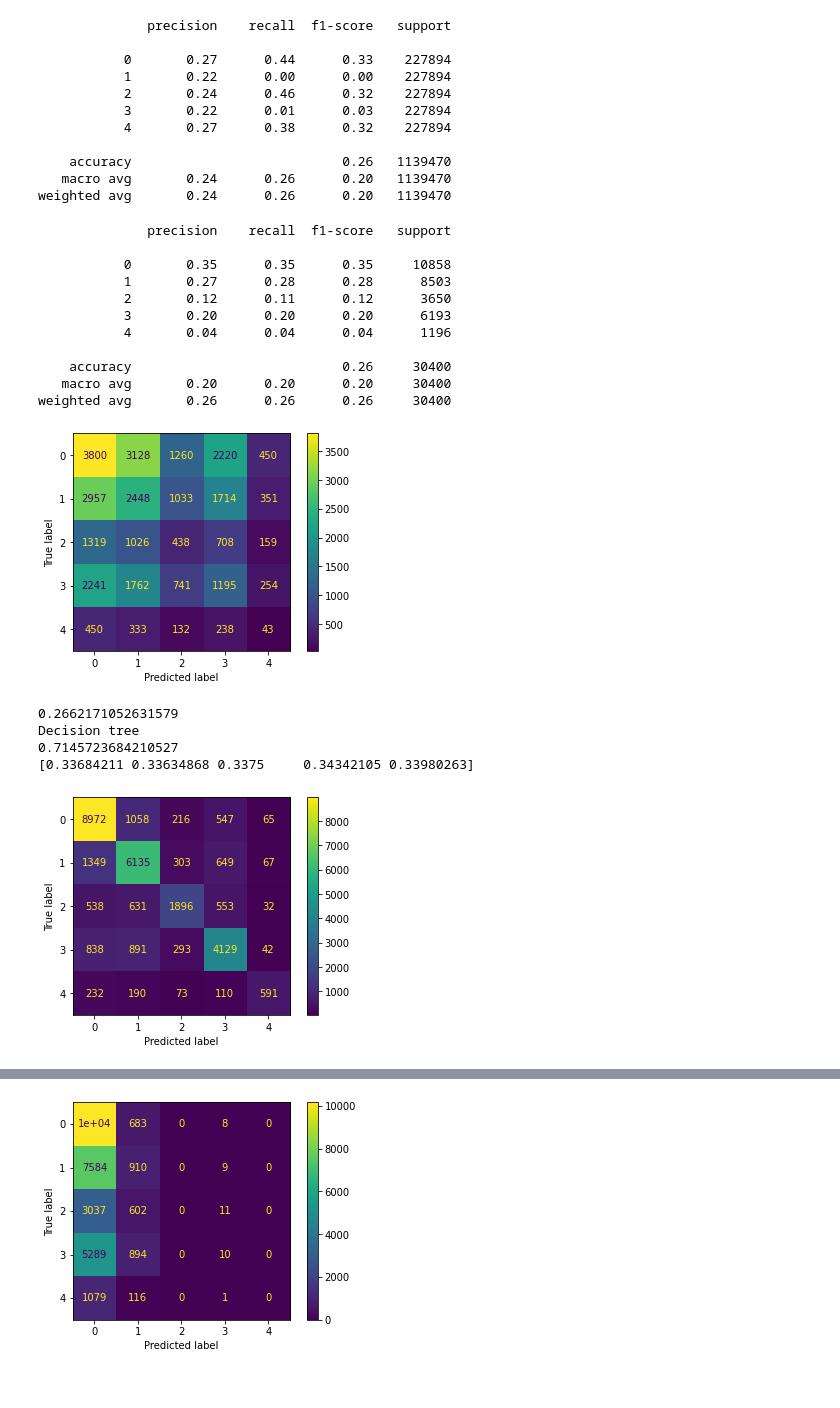
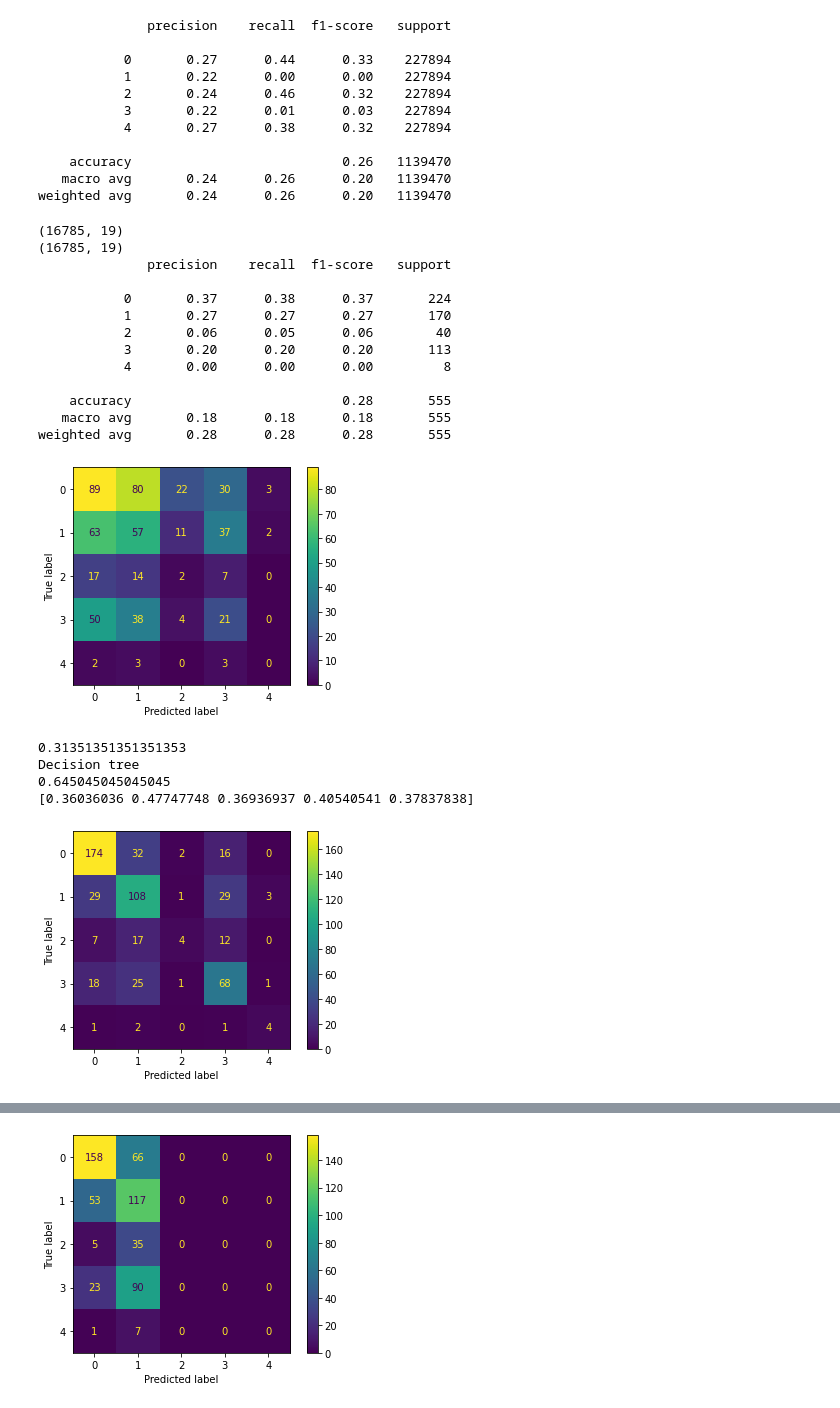
Before and after one commit to cwwalsh/machine-learning-project, a Jupyter notebook: project.ipynb, the cells around one changed output, grey strips where cells are left out. Drawn from its saved outputs; the diff is of its cells as text; code cells hidden in the pictures.

```diff
--- a/project.ipynb
+++ b/project.ipynb
@@ -69,17 +69,15 @@ def multiContains(df, column, searchTerms):
 
 #Create the training data set of merged PD's and the result
 def retrieveTrainingData(isoCodes):
-    #Read in data from files
+     #Read in data from files
     unrest_df = pd.read_csv("./coronavirus_Oct31.csv")
     #Remove rows with event type of strategic developments
     unrest_df = unrest_df[unrest_df.EVENT_TYPE != 'Strategic developments']
 
     covid_cases_df = pd.read_csv("./owid-covid-data.csv")
 
-    #Filter columns that wont be used as features
     unrest_df = unrest_df[unrest_df.columns.intersection(UNREST_COLUMNS)]
     covid_cases_df = covid_cases_df[covid_cases_df.columns.intersection(CASES_COLUMNS)]
-
     #Get data based on the input iso country codes
     unrest = multiContains(unrest_df, "EVENT_ID_CNTY", isoCodes)
     cases = multiSearch(covid_cases_df, 'iso_code', isoCodes)
@@ -90,11 +88,10 @@ def retrieveTrainingData(isoCodes):
 
     #Merge the two datasets with an inner join on the date fields
     merge = unrest.merge(cases, how="inner", left_on="EVENT_DATE", right_on="date")
+    merge = merge.drop_duplicates(subset=['EVENT_DATE', 'EVENT_ID_CNTY'])
+    #Drop the iso code to avoid duplicates
 
-    #Drop the iso code to avoid duplicates
     merge = merge.drop(['EVENT_ID_CNTY'], axis=1)
-    #Drop remaining duplicates
-    merge = merge.drop_duplicates()
 
     #Get the list of event types in this particular set of data
     issueType = merge['EVENT_TYPE']
@@ -296,30 +293,7 @@ def oneToOne(df, column):
     return count
 
 def randomSample():
-    #Read in data from files
-    unrest_df = pd.read_csv("./coronavirus_Oct31.csv")
-    #Remove rows with event type of strategic developments
-    unrest_df = unrest_df[unrest_df.EVENT_TYPE != 'Strategic developments']
 
-    covid_cases_df = pd.read_csv("./owid-covid-data.csv")
-
-    unrest_df = unrest_df[unrest_df.columns.intersection(UNREST_COLUMNS)]
-    covid_cases_df = covid_cases_df[covid_cases_df.columns.intersection(CASES_COLUMNS)]
-    #Get data based on the input iso country codes
-    #unrest = multiContains(unrest_df, "EVENT_ID_CNTY", isoCodes)
-    #cases = multiSearch(covid_cases_df, 'iso_code', isoCodes)
-
-    #Convert "date" type columns to dates
-    unrest_df.EVENT_DATE = pd.to_datetime(unrest_df.EVENT_DATE)
-    covid_cases_df.date = pd.to_datetime(covid_cases_df.date)
-
-    #Merge the two datasets with an inner join on the date fields
-    merge = unrest_df.merge(covid_cases_df, how="inner", left_on="EVENT_DATE", right_on="date")
-
-    #Drop the iso code to avoid duplicates
-    merge = merge.drop(['EVENT_ID_CNTY'], axis=1)
-    #Drop remaining duplicates
-    merge = merge.drop_duplicates()
     #Get the list of event types in this particular set of data
     #issueType = merge['EVENT_TYPE']
     #Serialize the data and return it as the expected values for training
@@ -677,7 +651,7 @@ def oneToOne(df, column):
             ret = pd.DataFrame(df[df[column] == col.get("col")].sample(math.floor(count[0].get("count") * i), replace=True).drop_duplicates())
         else:
             ret = ret.append(df[df[column] == col.get("col")].sample(math.floor(count[0].get("count") * i), replace=True).drop_duplicates())
-        i = i + 1.2
+        i = i + 8
     return ret
 
 def manyToOne(df, column):
@@ -707,18 +681,20 @@ def randomSample():
 
     #Merge the two datasets with an inner join on the date fields
     merge = unrest_df.merge(covid_cases_df, how="inner", left_on="EVENT_DATE", right_on="date")
+    merge = merge.drop_duplicates(subset=['EVENT_DATE', 'EVENT_ID_CNTY'])
+    #Drop the iso code to avoid duplicates
 
-    #Drop the iso code to avoid duplicates
     merge = merge.drop(['EVENT_ID_CNTY'], axis=1)
     #Drop remaining duplicates
-    merge = merge.drop_duplicates()
+    #merge = merge.drop_duplicates()
+    print(merge.shape)
     #Get the list of event types in this particular set of data
     #issueType = merge['EVENT_TYPE']
     #Serialize the data and return it as the expected values for training
     #issueType = issueType.replace(replaceDict(unrest_df, "EVENT_TYPE"))
 
     result = oneToOne(merge, 'EVENT_TYPE')
-
+    #result = merge
     issueType = result['EVENT_TYPE']
     #Serialize the data and return it as the expected values for training
     issueType = issueType.replace(replaceDict(unrest_df, "EVENT_TYPE"))
@@ -808,46 +784,48 @@ plt.show()
 tree_mean_acc = []
 tree_std_acc = []
 tree_mean_prec = []
 tree_std_prec = []
 tree_mean_recall = []
 tree_std_recall = []
 tree_c = [10,50,100,125,175,225]
 for C in tree_c:
     testModel = RandomForestClassifier(C, max_depth=15)
     tmpAcc = cross_val_score(testModel, trainingDataNormal, issueType, scoring="accuracy")
     tree_mean_acc.append(tmpAcc.mean())
     tree_std_acc.append(tmpAcc.std())
     tmpPrec = cross_val_score(testModel, trainingDataNormal, issueType, scoring=make_scorer(multiPrecision))
     tree_mean_prec.append(tmpPrec.mean())
     tree_std_prec.append(tmpPrec.std())
     tmpRec = cross_val_score(testModel, trainingDataNormal, issueType, scoring=make_scorer(multiRecall))
     tree_mean_recall.append(tmpRec.mean())
     tree_std_recall.append(tmpRec.std())
 
 plt.errorbar(tree_c, tree_mean_prec, yerr=tree_std_prec)
 plt.errorbar(tree_c, tree_mean_acc, yerr=tree_std_acc)
 plt.errorbar(tree_c, tree_mean_recall, yerr=tree_std_recall)
 plt.legend(['Precision', 'Accuracy', 'Recall'])
 plt.title("Tree Depth")
 plt.xlabel("Depth");plt.ylabel("Accuracy/Precision")
 plt.show()
 # %% [output]
+(16785, 19)
+(16785, 19)
               precision    recall  f1-score   support
 
-           0       0.35      0.35      0.35     10858
-           1       0.27      0.28      0.28      8503
-           2       0.12      0.11      0.12      3650
-           3       0.20      0.20      0.20      6193
-           4       0.04      0.04      0.04      1196
+           0       0.37      0.38      0.37       224
+           1       0.27      0.27      0.27       170
+           2       0.06      0.05      0.06        40
+           3       0.20      0.20      0.20       113
+           4       0.00      0.00      0.00         8
 
-    accuracy                           0.26     30400
-   macro avg       0.20      0.20      0.20     30400
-weighted avg       0.26      0.26      0.26     30400
+    accuracy                           0.28       555
+   macro avg       0.18      0.18      0.18       555
+weighted avg       0.28      0.28      0.28       555
-[figure, old version]
+[figure, new version]
-0.2662171052631579
+0.31351351351351353
 Decision tree
-0.7145723684210527
-[0.33684211 0.33634868 0.3375     0.34342105 0.33980263]
+0.645045045045045
+[0.36036036 0.47747748 0.36936937 0.40540541 0.37837838]
-[figure, old version]
+[figure, new version]
               precision    recall  f1-score   support
 
@@ -869,3 +847,3 @@ Ridge
-[figure, old version]
+[figure, new version]
               precision    recall  f1-score   support
 
```
Also changed, not shown: parts of 2 cells of this notebook.
